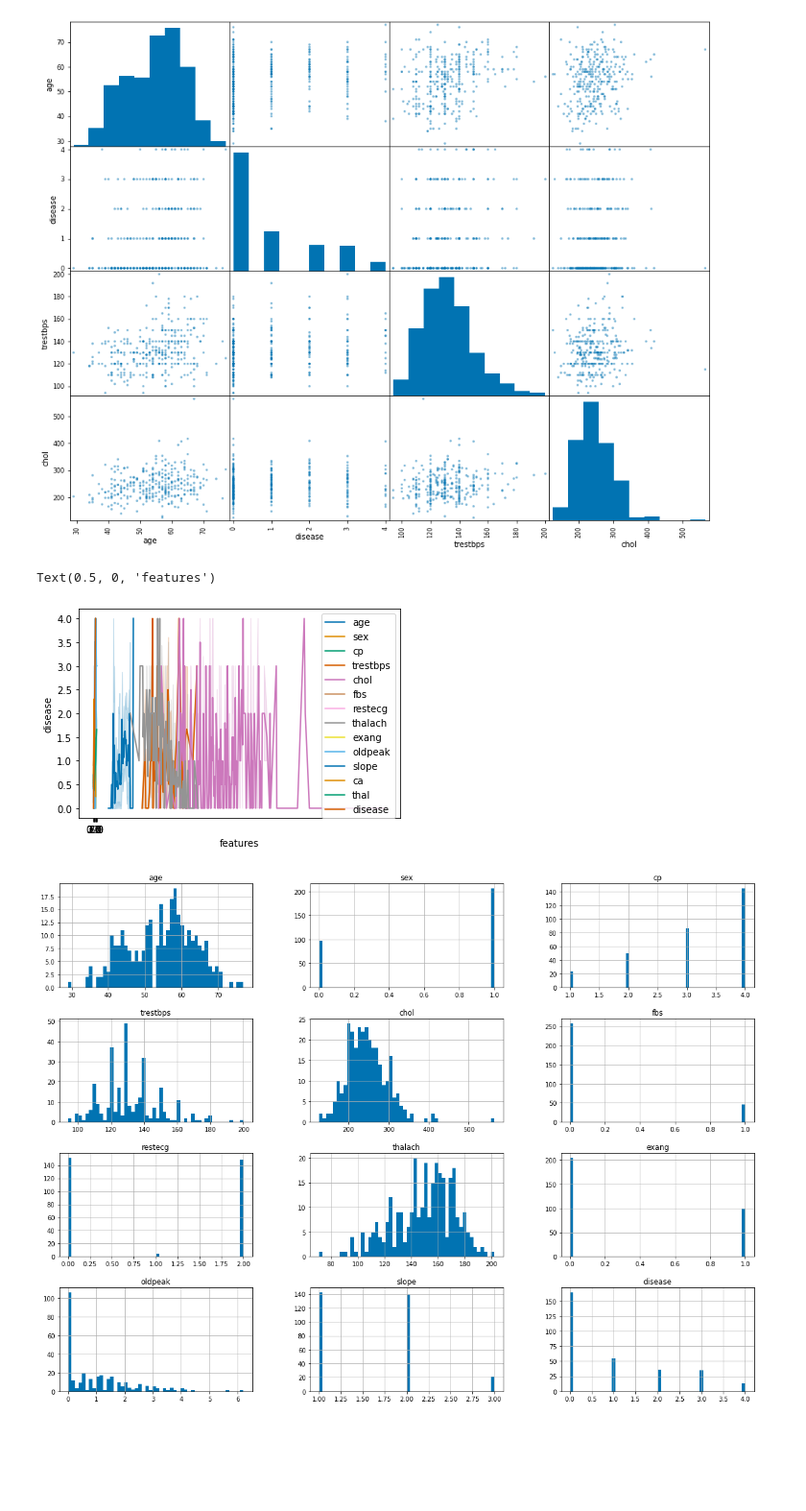
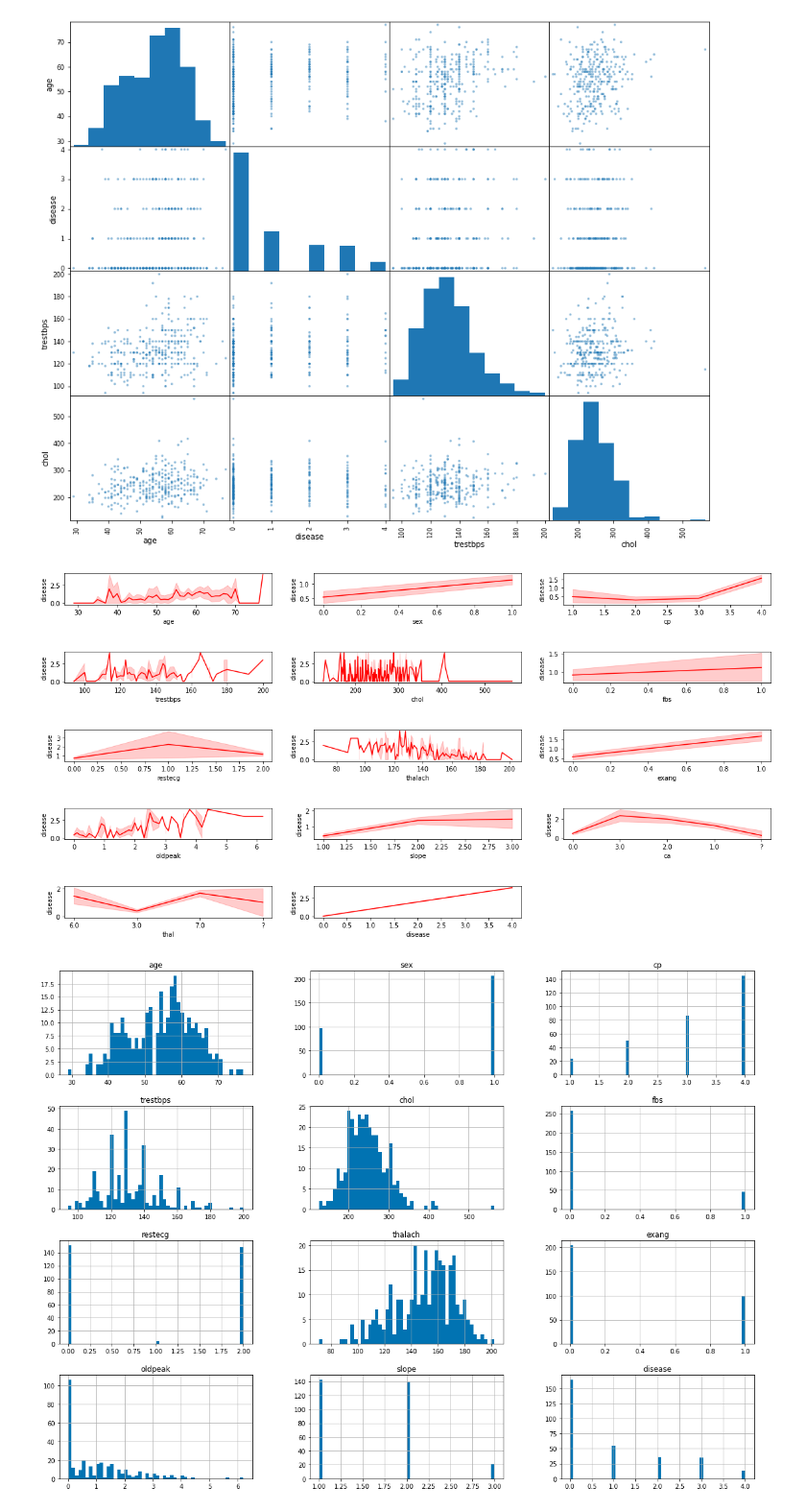
Before and after one commit to aditijain6/heart-disease-classification, a Jupyter notebook: heart_disease_classification.ipynb, the cells around one changed output. Shown at 96% size. Drawn from its saved outputs; the diff is of its cells as text; code cells hidden in the pictures; blank space fills up the shorter version.

Commit message:
Updated visualization methods

```diff
--- a/heart_disease_classification.ipynb
+++ b/heart_disease_classification.ipynb
@@ -101,16 +101,20 @@ array([[<AxesSubplot:xlabel='age', ylabel='age'>,
         <AxesSubplot:xlabel='chol', ylabel='chol'>]], dtype=object)
 [figure]
 # %%
-# plot of oldpeak vs disease
+# plot of features vs disease using subplots
+# add_subplot(5, 3, i) :
+    # describes number of rows of the plots, number of columns of plots, index that the specific plot will appear at
 import seaborn as sns
-sns.set_palette("colorblind")
+fig = plt.figure(figsize=(20,10))
+
+i = 1
 for feature in data.columns:
-    sns.lineplot(x=feature, y='disease', data=data)
-plt.legend(labels=data.columns)
-plt.xlabel('features')
+    ax = fig.add_subplot(5, 3, i)
+    sns.lineplot(x=feature, y='disease', data=data, color='red')
+    plt.subplots_adjust(hspace = 1.5)
+    i+=1
 # %% [output]
-Text(0.5, 0, 'features')
-[figure, old version]
+[figure, new version]
 # %%
 data.hist(bins=50, figsize=(20,15)) # plots the frequency of each number
 plt.show()
```
Also changed, not shown: parts of 1 cell of this notebook.
